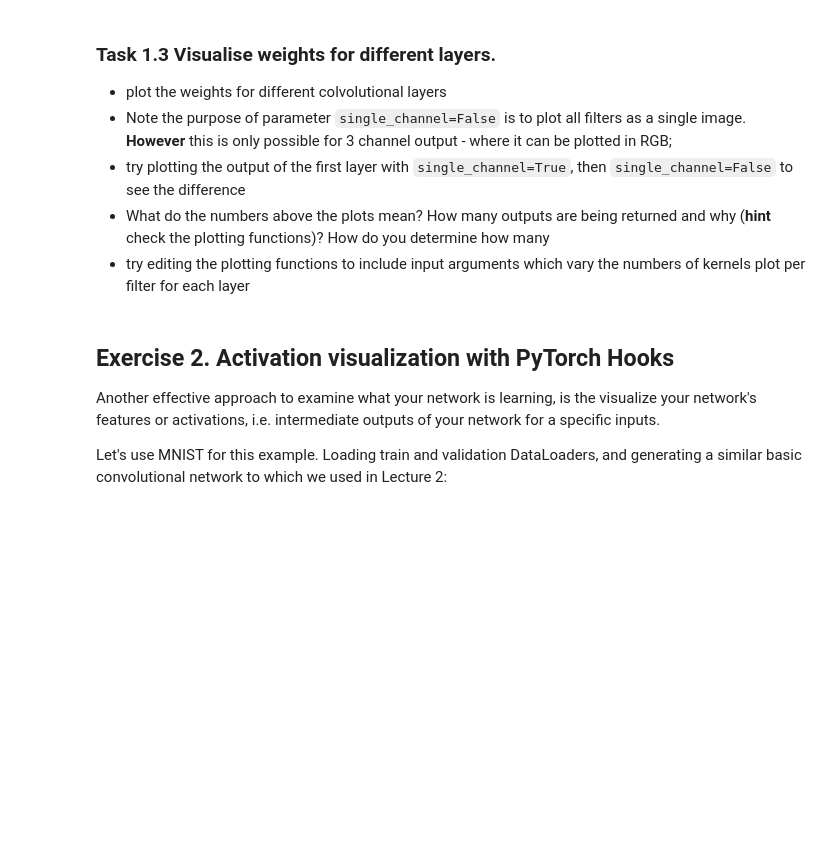
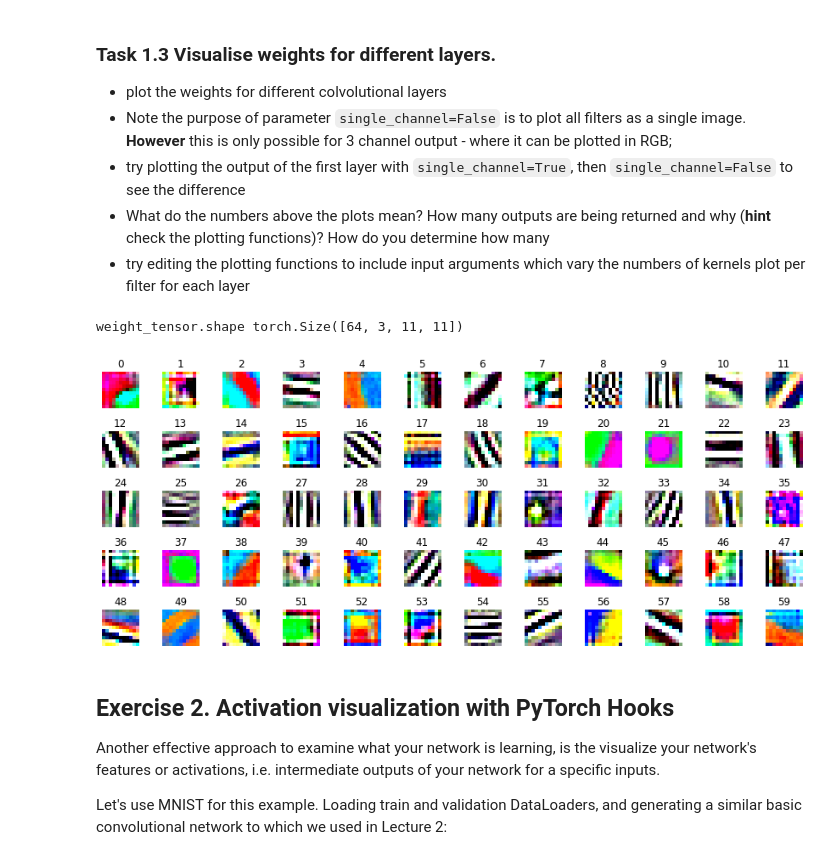
Before and after one commit to CherBass/pytorch_tutorials, a Jupyter notebook: interpretability_tutorial.ipynb, the cells around one changed output. Drawn from its saved outputs; the diff is of its cells as text; code cells hidden in the pictures; blank space fills up the shorter version.

```diff
--- a/interpretability_tutorial.ipynb
+++ b/interpretability_tutorial.ipynb
@@ -189,7 +189,10 @@ def plot_weights(model, layer_num, single_channel = True):
 - try editing the plotting functions to include input arguments which vary the numbers of kernels plot per filter for each layer
 # %%
 #visualize weights for alexnet - first conv layer
-plot_weights(alexnet, 6, single_channel = True)
+plot_weights(alexnet, 0, single_channel = False)
+# %% [output]
+weight_tensor.shape torch.Size([64, 3, 11, 11])
+[figure, added]
 # %% [markdown]
 ## Exercise 2. Activation visualization with PyTorch Hooks
 
```
Also changed, not shown: parts of 21 cells of this notebook.
